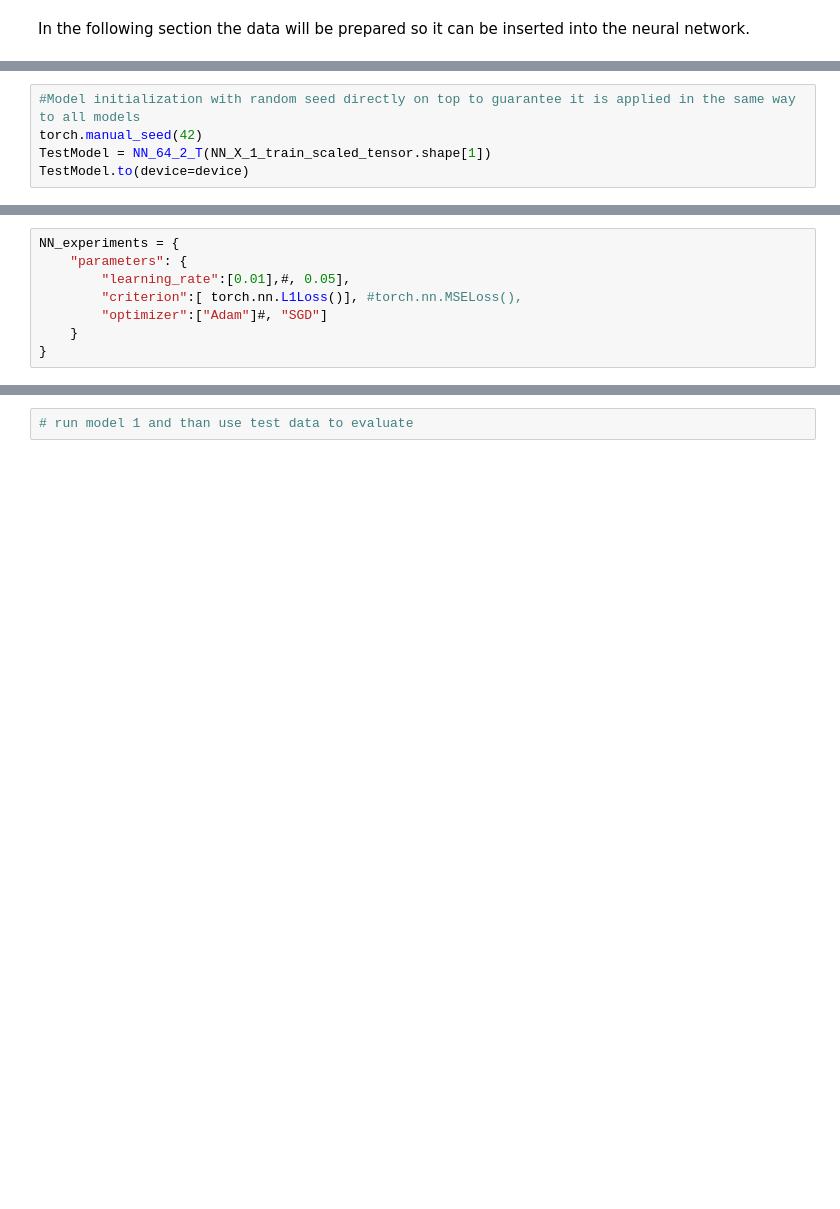
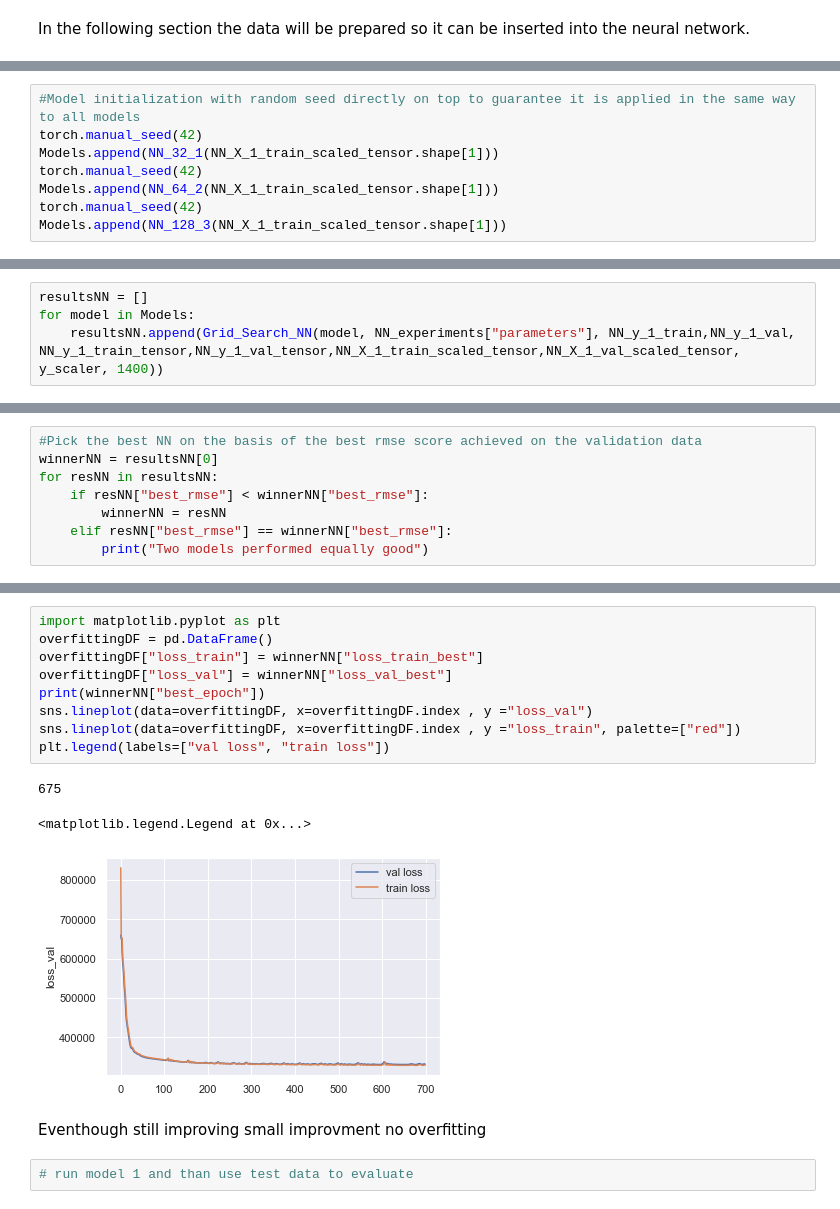
Before and after one commit to FHKrieg/DeepLearningAbschluss, a Jupyter notebook: EDA2.ipynb, the cells around one changed output, grey strips where cells are left out. Drawn from its saved outputs; the diff is of its cells as text; blank space fills up the shorter version.

```diff
--- a/EDA2.ipynb
+++ b/EDA2.ipynb
@@ -289,5 +393,8 @@ from NeuralNets import NN_512_5, NN_128_3, NN_64_2
 # %%
 #Model initialization with random seed directly on top to guarantee it is applied in the same way to all models
 torch.manual_seed(42)
-TestModel = NN_64_2_T(NN_X_1_train_scaled_tensor.shape[1])
-TestModel.to(device=device)
+Models.append(NN_32_1(NN_X_1_train_scaled_tensor.shape[1]))
+torch.manual_seed(42)
+Models.append(NN_64_2(NN_X_1_train_scaled_tensor.shape[1]))
+torch.manual_seed(42)
+Models.append(NN_128_3(NN_X_1_train_scaled_tensor.shape[1]))
@@ -388,8 +400,0 @@ Define the parameters that should be tried
-# %%
-NN_experiments = {
-    "parameters": {
-        "learning_rate":[0.01],#, 0.05],
-        "criterion":[ torch.nn.L1Loss()], #torch.nn.MSELoss(),
-        "optimizer":["Adam"]#, "SGD"]
-    }
-}
@@ -397,0 +401,4 @@ L1 = Mean absolute error
+# %%
+resultsNN = []
+for model in Models:
+    resultsNN.append(Grid_Search_NN(model, NN_experiments["parameters"], NN_y_1_train,NN_y_1_val, NN_y_1_train_tensor,NN_y_1_val_tensor,NN_X_1_train_scaled_tensor,NN_X_1_val_scaled_tensor, y_scaler, 1400))
@@ -397,0 +423,8 @@ L1 = Mean absolute error
+# %%
+#Pick the best NN on the basis of the best rmse score achieved on the validation data
+winnerNN = resultsNN[0]
+for resNN in resultsNN:
+    if resNN["best_rmse"] < winnerNN["best_rmse"]:
+        winnerNN = resNN
+    elif resNN["best_rmse"] == winnerNN["best_rmse"]:
+        print("Two models performed equally good")
@@ -398,3 +454,18 @@ L1 = Mean absolute error
+# %%
+import matplotlib.pyplot as plt
+overfittingDF = pd.DataFrame()
+overfittingDF["loss_train"] = winnerNN["loss_train_best"]
+overfittingDF["loss_val"] = winnerNN["loss_val_best"]
+print(winnerNN["best_epoch"])
+sns.lineplot(data=overfittingDF, x=overfittingDF.index , y ="loss_val")
+sns.lineplot(data=overfittingDF, x=overfittingDF.index , y ="loss_train", palette=["red"])
+plt.legend(labels=["val loss", "train loss"])
+# %% [output]
+675
+<matplotlib.legend.Legend at 0x...>
+[figure, added]
+# %% [markdown]
+Eventhough still improving small improvment no overfitting
 # %%
 # run model 1 and than use test data to evaluate
 # %%
```
Also changed, not shown: parts of 32 cells of this notebook.
